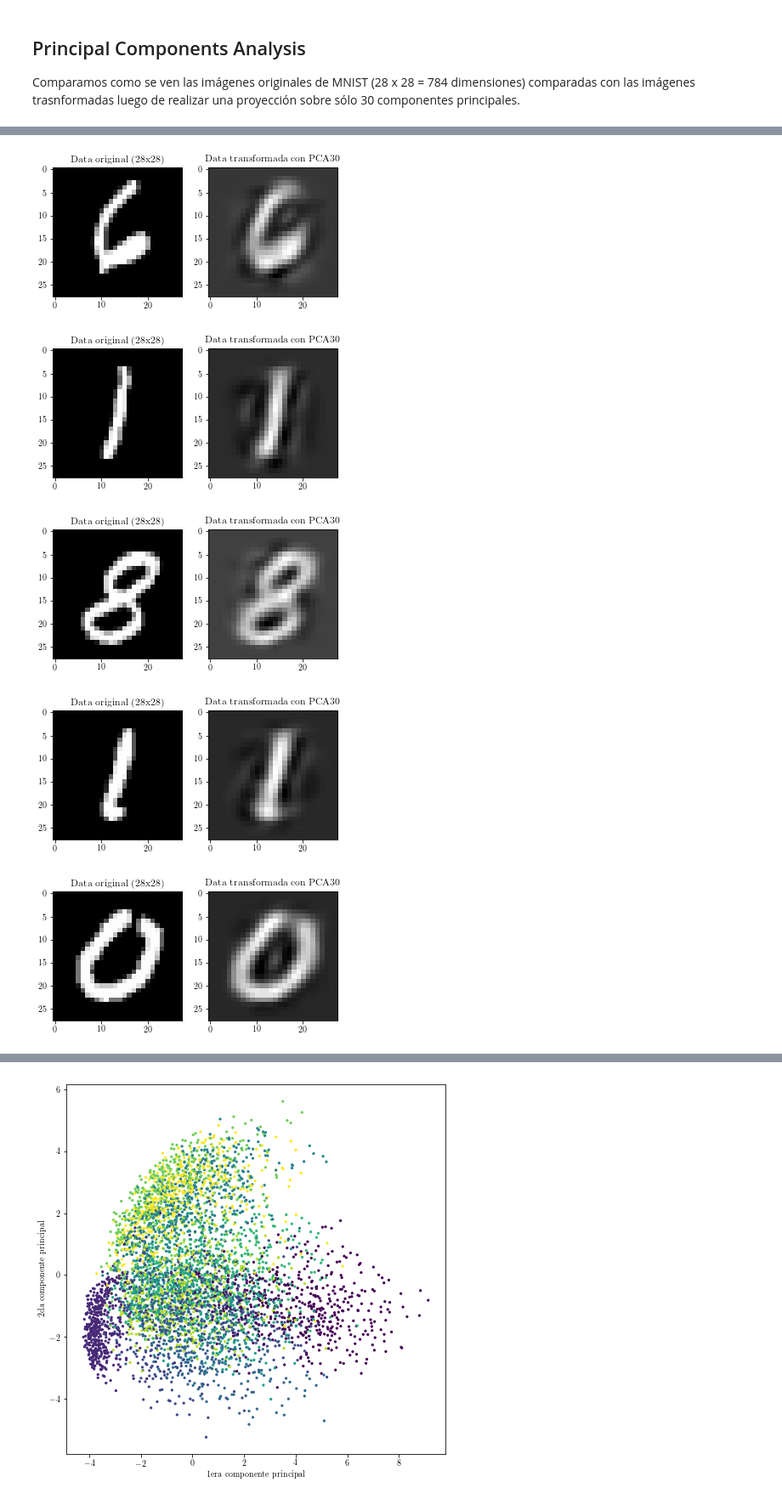
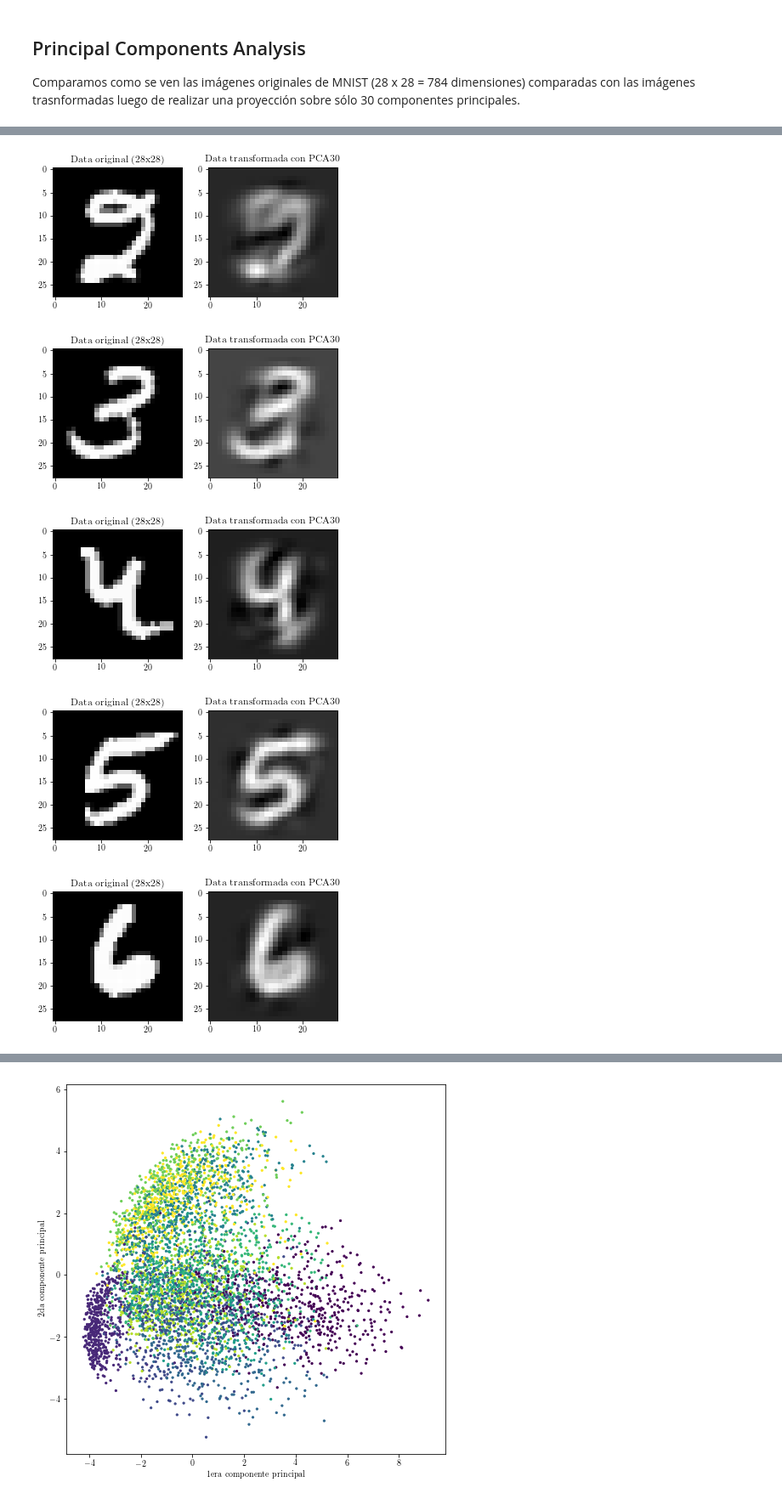
Before and after one commit to facusapienza21/dimensionality-reduction, a Jupyter notebook: Dimensionality_reduction_example.ipynb, the cells around one changed output, grey strips where cells are left out. Shown at 85% size. Drawn from its saved outputs; the diff is of its cells as text; code cells hidden in the pictures.

Commit message:
Modificacion en printeo de imagenes

```diff
--- a/Dimensionality_reduction_example.ipynb
+++ b/Dimensionality_reduction_example.ipynb
@@ -36,10 +36,14 @@ Extracting Data sets/MNIST_data/t10k-labels-idx1-ubyte.gz
 
 Comparamos como se ven las imágenes originales de MNIST (28 x 28 = 784 dimensiones) comparadas con las imágenes trasnformadas luego de realizar una proyección sobre sólo 30 componentes principales.
 # %%
-for i in range(10):
-    plt.close()
-    fix, (ax1, ax2) = plt.subplots(1,2)
-    ax1.imshow(datacruda_MNIST[i], cmap='gray') ; ax1.set_title('Data original (28x28)')
-    ax2.imshow(dataPCA_MNIST[i], cmap='gray')   ; ax2.set_title('Data transformada con PCA30')
-    plt.show()
+i, lab = 0, 0
+while lab < 10:
+    if labels_MNIST[i] == lab:
+        plt.close()
+        fix, (ax1, ax2) = plt.subplots(1,2)
+        ax1.imshow(datacruda_MNIST[i], cmap='gray') ; ax1.set_title('Data original (28x28)')
+        ax2.imshow(dataPCA_MNIST[i], cmap='gray')   ; ax2.set_title('Data transformada con PCA30')
+        plt.show()
+        lab += 1
+    i += 1
 # %% [output]
@@ -48,5 +52,5 @@ for i in range(10):
-[figure, old version]
+[figure, new version]
-[figure, old version]
+[figure, new version]
-[figure, old version]
+[figure, new version]
-[figure, old version]
+[figure, new version]
-[figure, old version]
+[figure, new version]
```
Also changed, not shown: parts of 1 cell of this notebook.
